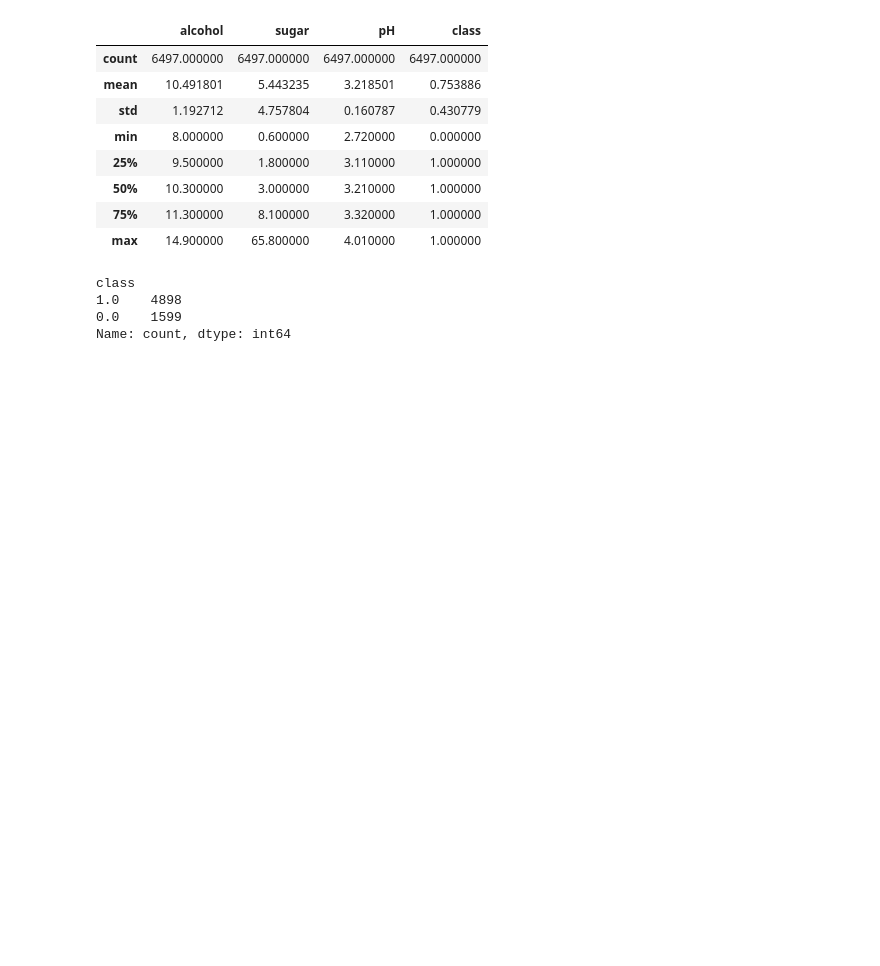
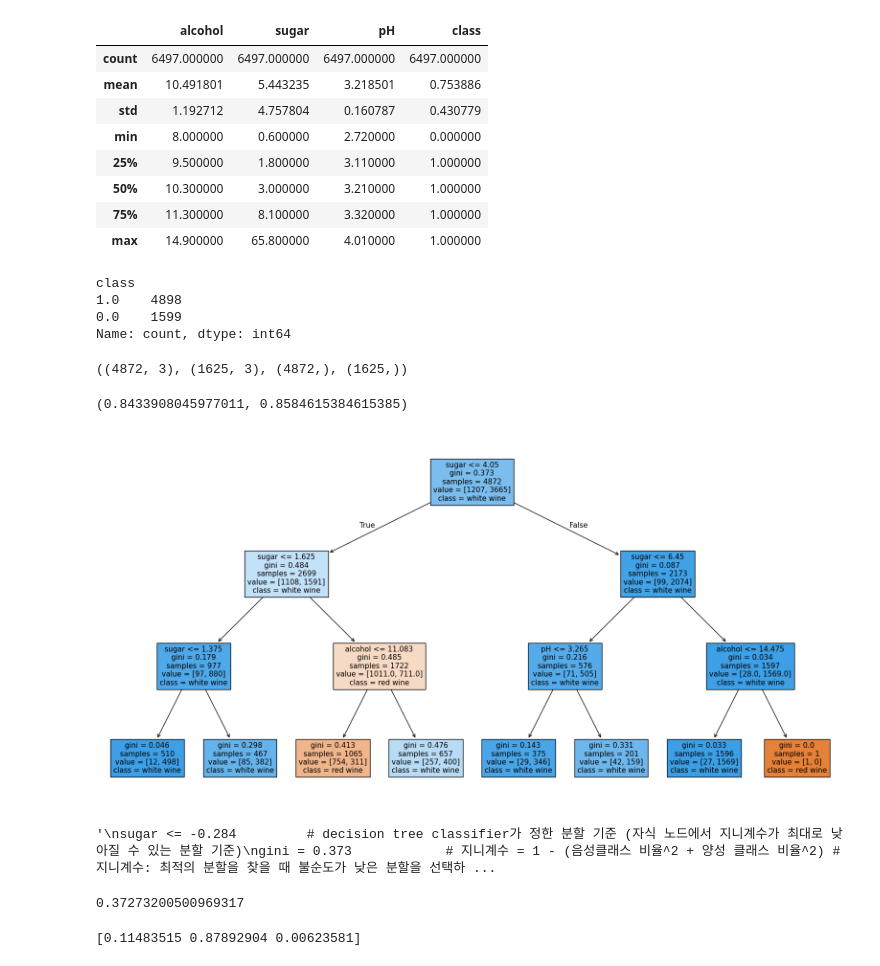
Before and after one commit to yugyeongh/encore_skn11, a Jupyter notebook: 05_ml-workspace/04_classification/02_decision_tree.ipynb, the cells around one changed output. Cells and saved outputs as stored; diff of their text form; code cells hidden in the pictures; blank space fills up the shorter version.

```diff
--- a/05_ml-workspace/04_classification/02_decision_tree.ipynb
+++ b/05_ml-workspace/04_classification/02_decision_tree.ipynb
@@ -153,11 +147,66 @@ X = wine_df.drop('class', axis=1)
 y = wine_df['class']
 print(y.value_counts()) # 1: white, 0: red wine -> num(white)>num(red)
 
-#
-X_train, X_test, y_train, y_test = train_test_split(X, y, random_state=42)
-X_train, X_test, y_train, y_test
+# 2. train - test 데이터 나누기
+X_train, X_test, y_train, y_test = train_test_split(X, y, random_state=0)
+X_train.shape, X_test.shape, y_train.shape, y_test.shape
+
+# 3. 학습 - 테스트 데이터 정규화
+# scaler = StandardScaler()
+# X_train = scaler.fit_transform(X_train) # 학습 데이터는 fit&transform
+# X_test = scaler.transform(X_test) # 테스트 데이터는 transform만
 # %% [output]
 class
 1.0    4898
 0.0    1599
 Name: count, dtype: int64
+((4872, 3), (1625, 3), (4872,), (1625,))
+# %%
+# 4. 모델 학습 및 평가
+from sklearn.tree import DecisionTreeClassifier # 결정트리분류 모델 추가
+
+# dt_clf = DecisionTreeClassifier(random_state=0)
+dt_clf = DecisionTreeClassifier(random_state=0, max_depth=3) # 0.8499589490968801, 0.8363076923076923 -> max_depth를 설정하기 전에는 과적합이었지만 max_depth를 설정한 후로는 과적합이 해결된 것을 확인할 수 있음 -> pre prunning(사전 가지치기)
+
+dt_clf.fit(X_train, y_train)
+dt_clf.score(X_train, y_train), dt_clf.score(X_test, y_test) # 0.9973316912972086, 0.8467692307692307 -> 거의 100임 -> 과적합 상태라는 것을 추측할 수 있음
+# %% [output]
+(0.8433908045977011, 0.8584615384615385)
+# %%
+from sklearn.tree import plot_tree
+
+plt.figure(figsize=(20,10))
+# plot_tree(dt_clf) # pltot_tree에 결정트리분류 모델 자체를 넣음
+plot_tree(
+    dt_clf, # 대상이 되는 모델
+    filled=True, # 색 채우기 옵션 (특정 클래스의 비율을 표현)
+    feature_names=X.columns, # 특성을 이름으로 쓸 수 있게 하는 옵션
+    class_names=['red wine','white wine'], # red:0, white:1이라 그 순서로 클래스 이름을 설정
+    # max_depth=3 # post prunning(사후 가지치기)
+)
+plt.savefig('wine_simple.png') # 이미지 저장
+plt.show()
+
+'''
+sugar <= -0.284         # decision tree classifier가 정한 분할 기준 (자식 노드에서 지니계수가 최대로 낮아질 수 있는 분할 기준)
+gini = 0.373            # 지니계수 = 1 - (음성클래스 비율^2 + 양성 클래스 비율^2) # 지니계수: 최적의 분할을 찾을 때 불순도가 낮은 분할을 선택하기 위해 사용함 즉, 여러가지 분할을 시도한 후 각 분할에서 가장 낮은 지니계수를 계산함
+samples = 4872          # 현재 노드의 전체 샘플 수
+value = [1207,3665]     # 클래스별 샘플 개수 [0번 클래스 개수, 1번 클래스 개수]
+class = white wine      # 현재 노드의 클래스
+'''
+# %% [output]
+[figure, added]
+'\nsugar <= -0.284         # decision tree classifier가 정한 분할 기준 (자식 노드에서 지니계수가 최대로 낮아질 수 있는 분할 기준)\ngini = 0.373            # 지니계수 = 1 - (음성클래스 비율^2 + 양성 클래스 비율^2) # 지니계수: 최적의 분할을 찾을 때 불순도가 낮은 분할을 선택하 ...
+# %%
+# 지니 불순도 직접 계산
+# 지니계수 = 1 - (음성클래스 비율^2 + 양성 클래스 비율^2)
+1 - ((1207/4872)**2 + (3665/4872)**2)
+# %% [output]
+0.37273200500969317
+# %%
+# 특성 중요도
+# [alcohol, sugar, pH]
+# - 지니불순도 감소에 기여한 만큼 중요도가 높아짐
+print(dt_clf.feature_importances_) # 모델이 판단한 특성의 중요도 [0.11483515, 0.87892904, 0.00623581]
+# %% [output]
+[0.11483515 0.87892904 0.00623581]
```
Also changed, not shown: parts of 16 cells of this notebook, 3 other files.
